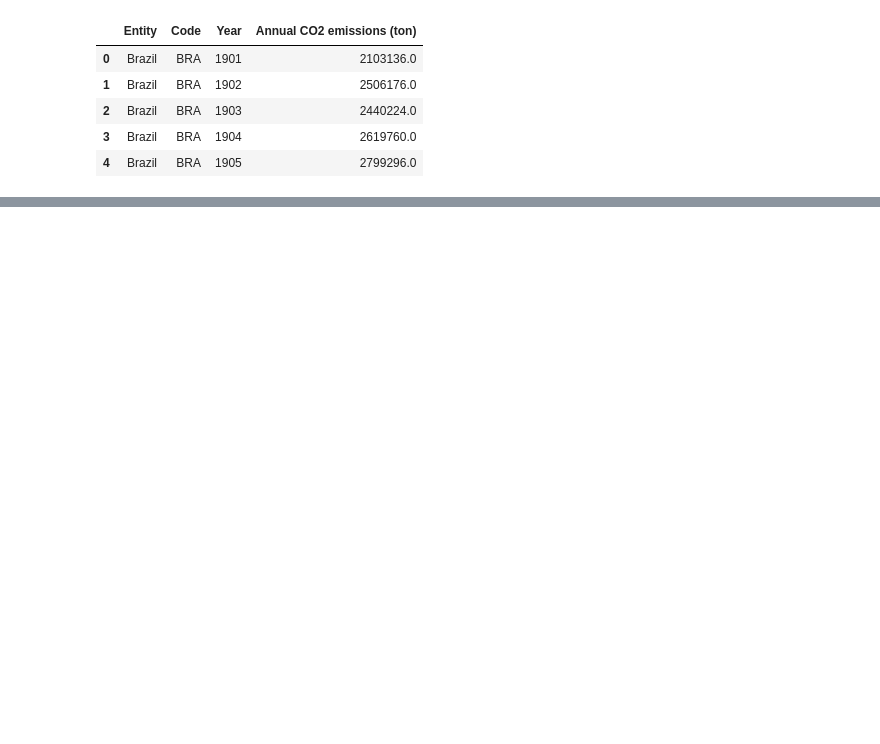
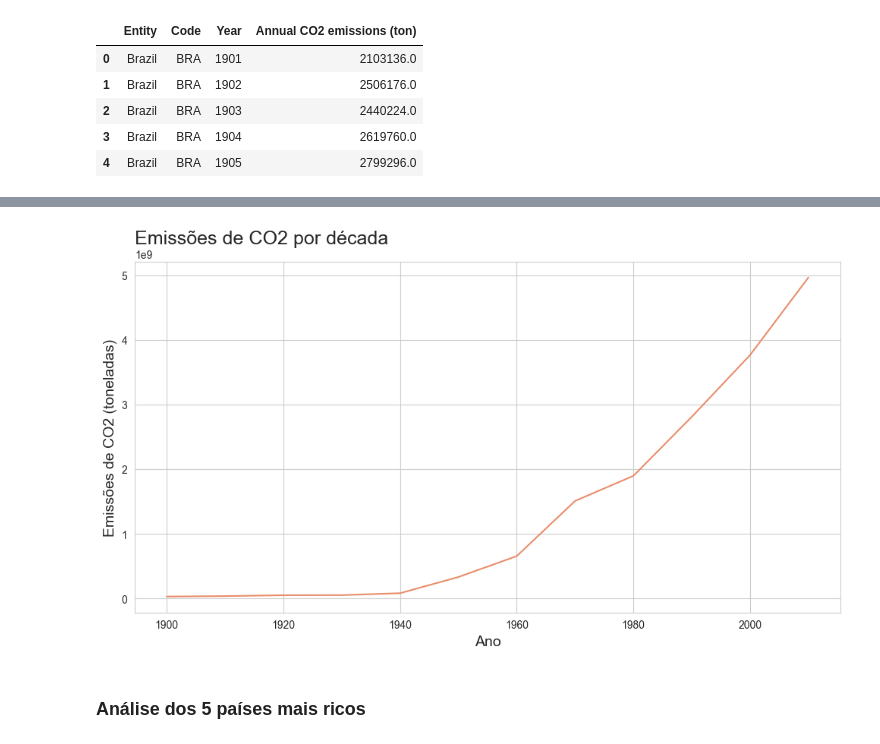
Before and after one commit to TiagoCNO/historical-carbon-emissions-analysis, a Jupyter notebook: historical_analysis_carbon_emissions.ipynb, the cells around one changed output, grey strips where cells are left out. Saved outputs shown, nothing was run; the diff lists cells and outputs as text; code cells hidden in the pictures; blank space fills up the shorter version.

Commit message:
feat: Análise por décadas no Brasil

```diff
--- a/historical_analysis_carbon_emissions.ipynb
+++ b/historical_analysis_carbon_emissions.ipynb
@@ -140,6 +142,6 @@ ax = ax
 # %%
-df_teste = df_brazil.copy()
-df_teste.head()
+df_brazil_agrupado_raw = df_brazil.copy()
+df_brazil_agrupado_raw.head()
 # %% [output]
 |  | Entity | Code | Year | Annual CO2 emissions (ton) |
 | 0 | Brazil | BRA | 1901 | 2103136.0 |
@@ -147,3 +149,11 @@ df_teste.head()
 | 2 | Brazil | BRA | 1903 | 2440224.0 |
 | 3 | Brazil | BRA | 1904 | 2619760.0 |
 | 4 | Brazil | BRA | 1905 | 2799296.0 |
+# %%
+# Coloca a coluna 'Year' como o índice
+df_brazil_agrupado_raw.set_index(df_brazil_agrupado_raw['Year'], inplace= True)
+
+# Deleta as colunas desnecessárias para realizar o agrupamento mais tarde
+df_brazil_agrupado_raw.drop(columns= ['Year', 'Entity', 'Code'], inplace= True)
+
+df_brazil_agrupado_raw.head()
@@ -149,0 +168,10 @@ df_teste.head()
+# %%
+# Cria uma lista com os anos a serem selecionados
+anos = list(range(1900, 2040, 10))
+
+# Junta os valores em intervalos discretos
+grupo = pd.cut(df_brazil_agrupado_raw.index, bins= anos, labels= anos[:-1])
+
+# Agrupa e soma os valores que estiverem em cada grupo
+df_brazil_agrupado = df_brazil_agrupado_raw.groupby([grupo], observed= True).sum()
+df_brazil_agrupado.head()
@@ -149,0 +190,4 @@ df_teste.head()
+# %%
+df_brazil_agrupado.drop(df_brazil_agrupado.index[-1], inplace= True)
+
+df_brazil_agrupado.head(5)
@@ -149,0 +201,19 @@ df_teste.head()
+# %%
+# Coloca a Paleta do gráfico
+sns.set_palette('flare')
+#Adiciona uma grid a imagem
+sns.set_style('whitegrid')
+# Mesmo gráfico no Seaborn
+ax = sns.lineplot(x= df_brazil_agrupado.index, y= 'Annual CO2 emissions (ton)', data= df_brazil_agrupado)
+# Define o tamanho da imagem
+ax.figure.set_size_inches(12, 6)
+# Cria título e legendas
+ax.set_title('Emissões de CO2 por década', loc= 'left', fontsize= 18)
+ax.set_xlabel('Ano', fontsize= 14)
+ax.set_ylabel('Emissões de CO2 (toneladas)', fontsize= 14)
+# Retira texto acima da imagem
+ax = ax
+# %% [output]
+[figure, added]
+# %% [markdown]
+### Análise dos 5 países mais ricos
```
Also changed, not shown: parts of 6 cells of this notebook.
